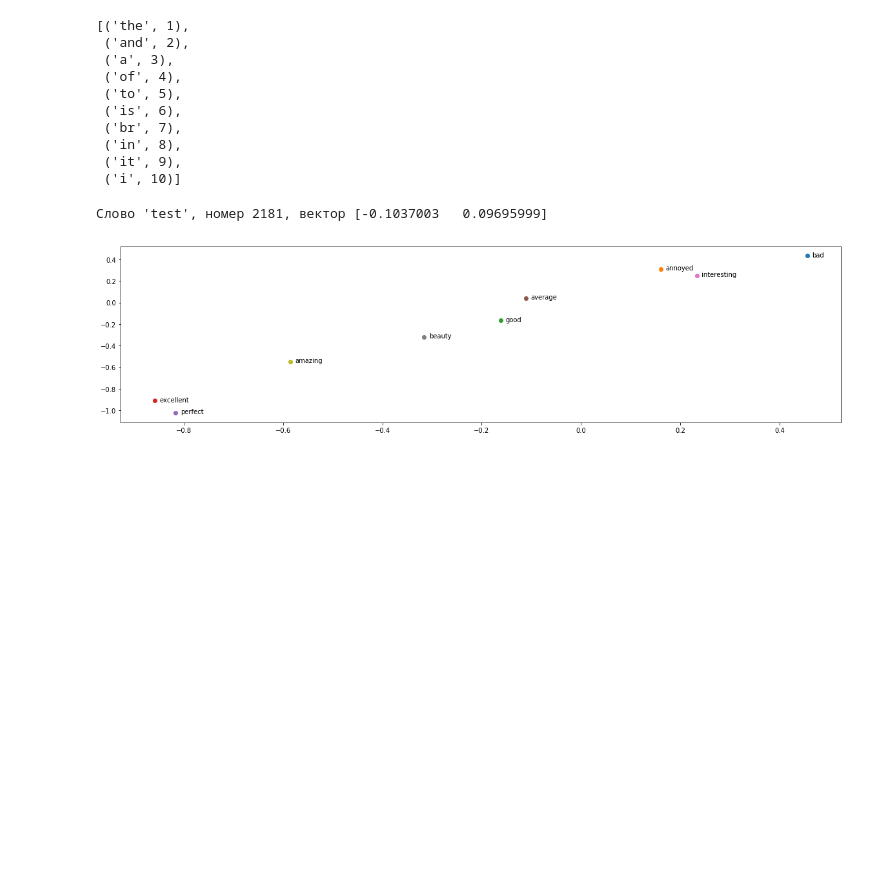
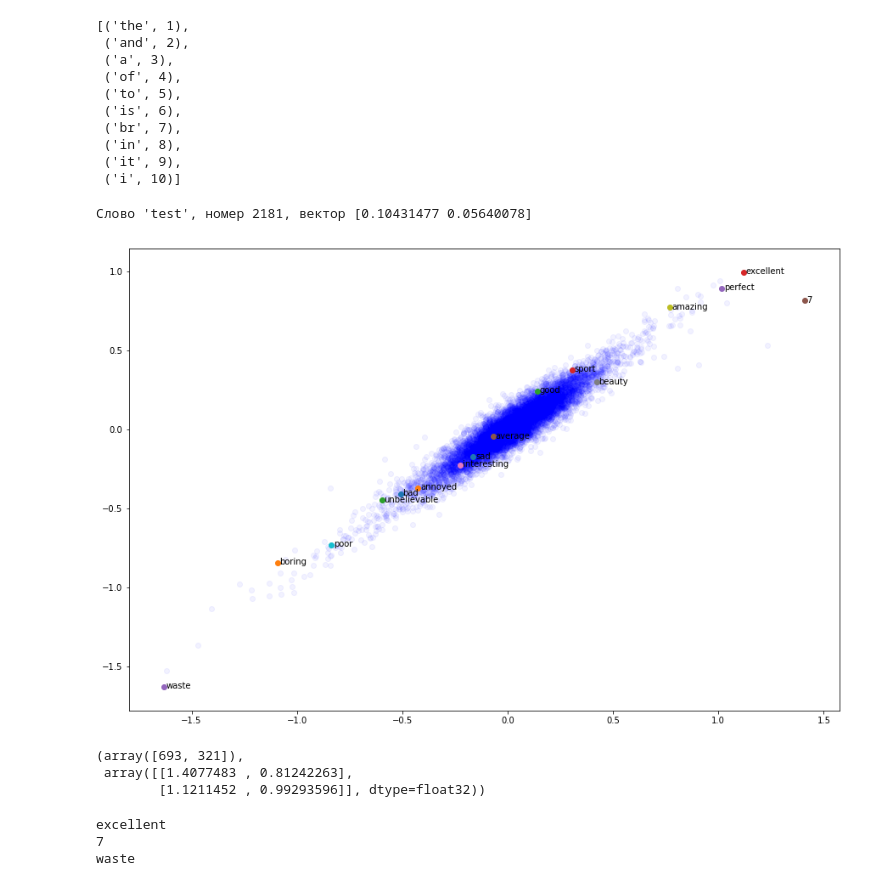
Before and after one commit to yurichernyshov/Examples, a Jupyter notebook: IMDB_emotions_with_TF_Embeddings.ipynb, the cells around one changed output. Saved outputs shown, nothing was run; the diff lists cells and outputs as text; code cells hidden in the pictures; blank space fills up the shorter version.

Commit message:
IMDB emotions recognition: find max and min words

```diff
--- a/IMDB_emotions_with_TF_Embeddings.ipynb
+++ b/IMDB_emotions_with_TF_Embeddings.ipynb
@@ -23,7 +24,7 @@ model.add(Dropout(0.25))
 model.add(Flatten())
 model.add(Dense(1, activation='sigmoid'))
 # %%
-model.compile(optimizer='adam', loss='binary_crossentropy', metrics=['accuracy'])
+model.compile(optimizer='RMSprop', loss='binary_crossentropy', metrics=['accuracy'])
 # %%
 history = model.fit(X_train_pad, y_train, epochs=10, validation_data=(X_test_pad, y_test))
 # %% [output]
@@ -94,9 +94,9 @@ sorted(list(word_index_orig.items()), key=lambda x:word_index_orig[x[0]], revers
 # %%
 word_index = dict()
 word_index['<Заполнитель>'] = 0
-word_index['<Начало последовательности>'] = 0
-word_index['<Неизвестное слово>'] = 0
-word_index['<Не используется>'] = 0
+word_index['<Начало последовательности>'] = 1
+word_index['<Неизвестное слово>'] = 2
+word_index['<Не используется>'] = 3
 
 for word,number in word_index_orig.items():
   word_index[word] = number+3
@@ -105,16 +105,39 @@ word = 'test'
 word_number = word_index[word]
 print("Слово '{}', номер {}, вектор {}".format(word, word_number, embeddings[word_number]))
 # %% [output]
-Слово 'test', номер 2181, вектор [-0.1037003   0.09695999]
+Слово 'test', номер 2181, вектор [0.10431477 0.05640078]
 # %%
-word_list = ['bad', 'annoyed', 'good', 'excellent', 'perfect', 'average', 'interesting','beauty','amazing']
+word_list = ['bad', 'annoyed', 'good', 'excellent', 'perfect',
+             'average', 'interesting','beauty','amazing', 'poor',
+             'sad', 'boring', 'unbelievable', 'sport','waste','7']
 
-plt.figure(figsize=(20,5))
+plt.figure(figsize=(15,10))
+
+plt.scatter(embeddings[:,0], embeddings[:,1], c='b', alpha=0.05)
+
 for word in word_list:
   x,y = embeddings[word_index[word]]
   plt.scatter(x,y)
   plt.text(x+0.01, y-0.01, word)
 
 plt.show()
 # %% [output]
-[figure, old version]
+[figure, new version]
+# %%
+min_idx = np.argmin(embeddings, axis=0)
+min_idx, embeddings[min_idx]
+
+max_idx = np.argmax(embeddings, axis=0)
+max_idx, embeddings[max_idx]
+# %% [output]
+(array([693, 321]),
+ array([[1.4077483 , 0.81242263],
+        [1.1211452 , 0.99293596]], dtype=float32))
+# %%
+for word,number in word_index.items():
+    if (number in min_idx) or (number in max_idx):
+        print(word)
+# %% [output]
+excellent
+7
+waste
```
Also changed, not shown: parts of 4 cells of this notebook.
